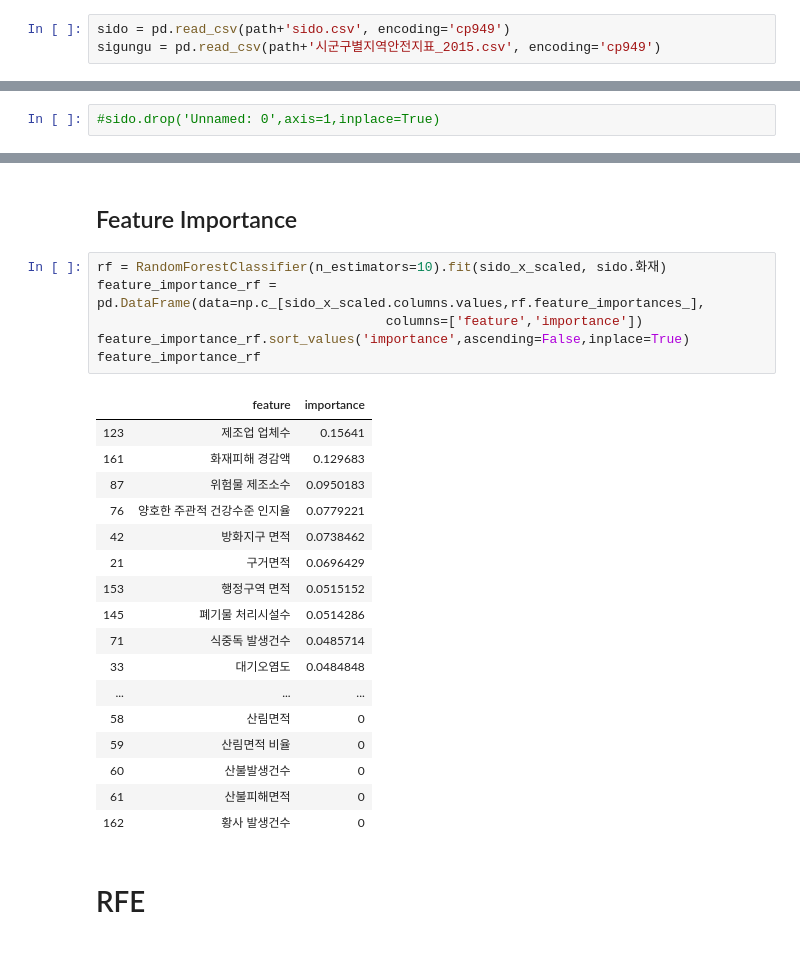
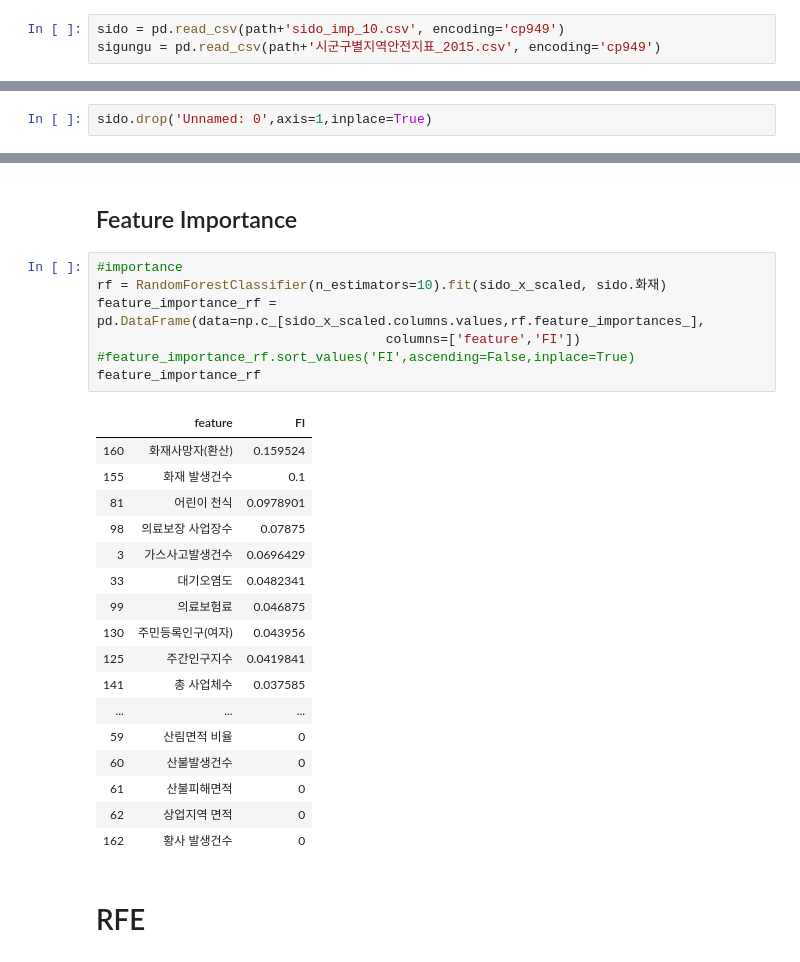
Before and after one commit to gloryle/ARTISTS, a Jupyter notebook: 1113_jy_변수중요도확인.ipynb, the cells around one changed output, grey strips where cells are left out. Cells and saved outputs as stored; diff of their text form.

```diff
--- a/1113_jy_변수중요도확인.ipynb
+++ b/1113_jy_변수중요도확인.ipynb
@@ -17,9 +17,9 @@ plt.rcParams['axes.unicode_minus'] = False
 
 pd.options.display.max_rows = 999
 # %%
-sido = pd.read_csv(path+'sido.csv', encoding='cp949')
+sido = pd.read_csv(path+'sido_imp_10.csv', encoding='cp949')
 sigungu = pd.read_csv(path+'시군구별지역안전지표_2015.csv', encoding='cp949')
 # %% [markdown]
 ## 데이터모양확인 및 split
 # %%
-#sido.drop('Unnamed: 0',axis=1,inplace=True)
+sido.drop('Unnamed: 0',axis=1,inplace=True)
@@ -74,28 +66,29 @@ sido_x_scaled.shape#, sigungu_x_scaled.shape
 # %% [markdown]
 ## Feature Importance
 # %%
+#importance
 rf = RandomForestClassifier(n_estimators=10).fit(sido_x_scaled, sido.화재)
 feature_importance_rf = pd.DataFrame(data=np.c_[sido_x_scaled.columns.values,rf.feature_importances_],
-                                     columns=['feature','importance'])
-feature_importance_rf.sort_values('importance',ascending=False,inplace=True)
+                                     columns=['feature','FI'])
+#feature_importance_rf.sort_values('FI',ascending=False,inplace=True)
 feature_importance_rf
 # %% [output]
-|  | feature | importance |
-| 123 | 제조업 업체수 | 0.15641 |
-| 161 | 화재피해 경감액 | 0.129683 |
-| 87 | 위험물 제조소수 | 0.0950183 |
-| 76 | 양호한 주관적 건강수준 인지율 | 0.0779221 |
-| 42 | 방화지구 면적 | 0.0738462 |
-| 21 | 구거면적 | 0.0696429 |
-| 153 | 행정구역 면적 | 0.0515152 |
-| 145 | 폐기물 처리시설수 | 0.0514286 |
-| 71 | 식중독 발생건수 | 0.0485714 |
-| 33 | 대기오염도 | 0.0484848 |
+|  | feature | FI |
+| 160 | 화재사망자(환산) | 0.159524 |
+| 155 | 화재 발생건수 | 0.1 |
+| 81 | 어린이 천식 | 0.0978901 |
+| 98 | 의료보장 사업장수 | 0.07875 |
+| 3 | 가스사고발생건수 | 0.0696429 |
+| 33 | 대기오염도 | 0.0482341 |
+| 99 | 의료보험료 | 0.046875 |
+| 130 | 주민등록인구(여자) | 0.043956 |
+| 125 | 주간인구지수 | 0.0419841 |
+| 141 | 총 사업체수 | 0.037585 |
 | ... | ... | ... |
-| 58 | 산림면적 | 0 |
 | 59 | 산림면적 비율 | 0 |
 | 60 | 산불발생건수 | 0 |
 | 61 | 산불피해면적 | 0 |
+| 62 | 상업지역 면적 | 0 |
 | 162 | 황사 발생건수 | 0 |
 # %% [markdown]
 # RFE
```
Also changed, not shown: parts of 11 cells of this notebook.
